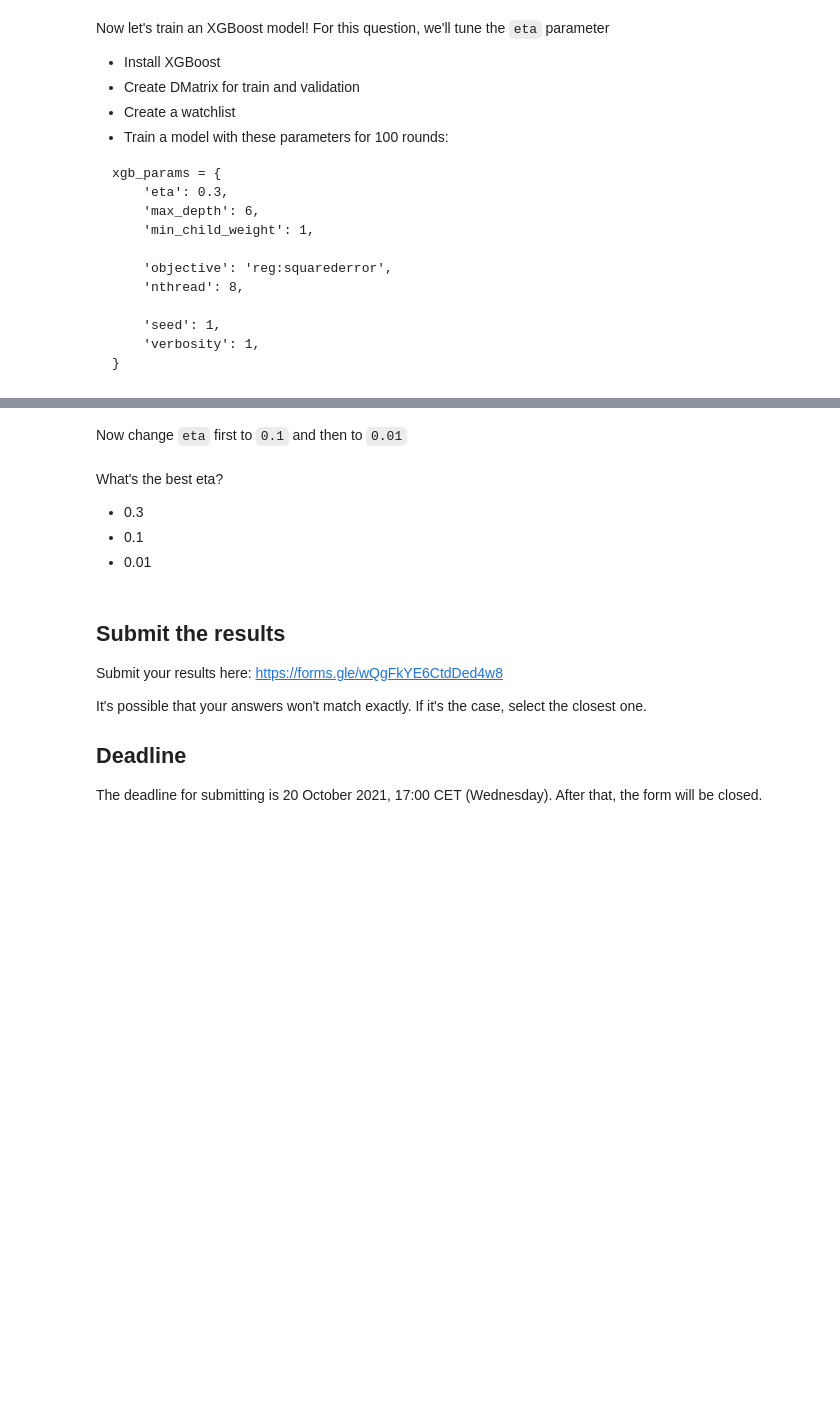
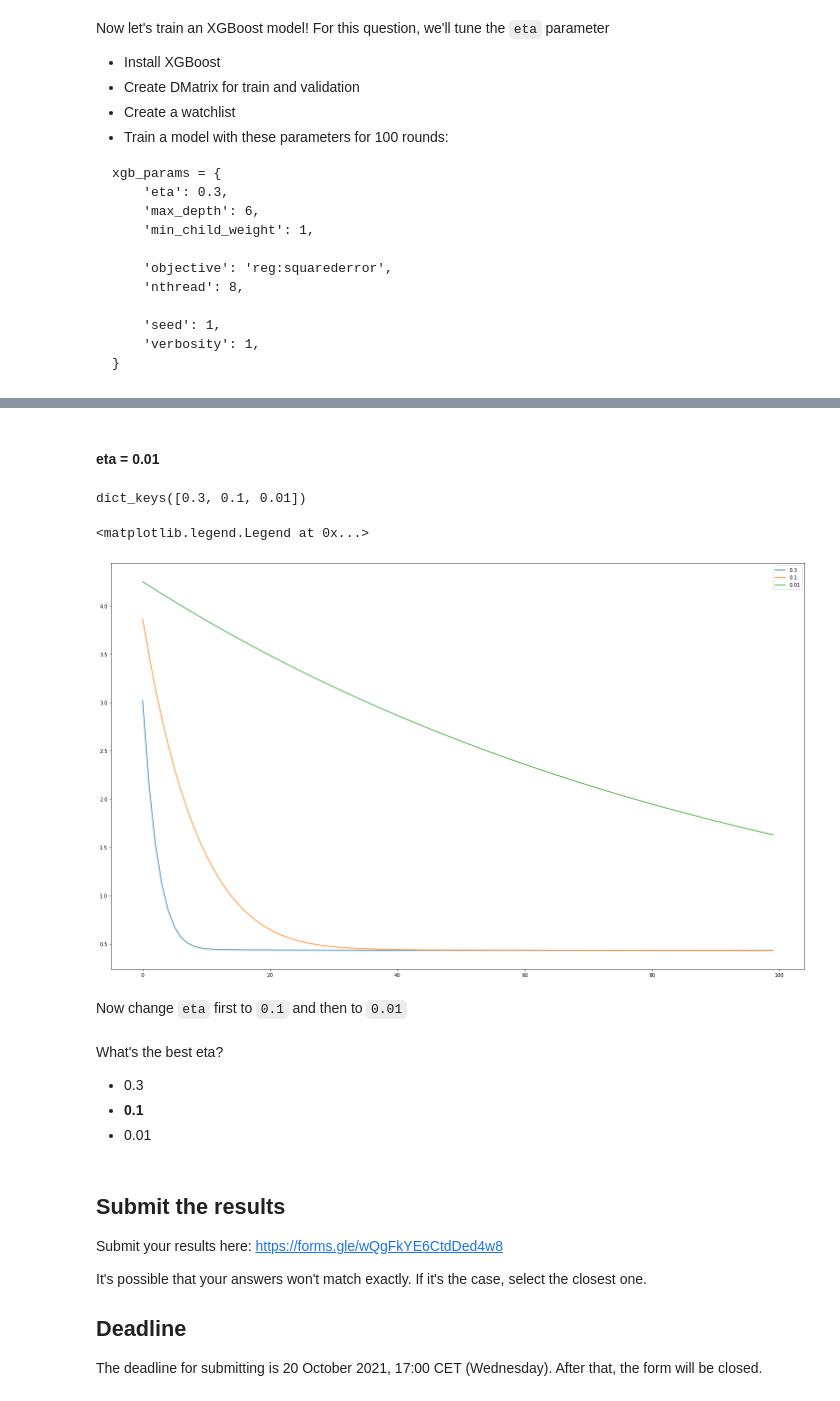
Before and after one commit to LeoRuslan/my_mlbookcamp, a Jupyter notebook: homework_6/homework_6.ipynb, the cells around one changed output, grey strips where cells are left out. Cells and saved outputs as stored; diff of their text form; code cells hidden in the pictures; blank space fills up the shorter version.

```diff
--- a/homework_6/homework_6.ipynb
+++ b/homework_6/homework_6.ipynb
@@ -319,10 +371,60 @@ xgb_params = {
+# %%
+%%capture output_01
+
+xgb_params_01 = {
+    'eta': 0.1,
+    'max_depth': 6,
+    'min_child_weight': 1,
+
+    'objective': 'reg:squarederror',
+    'nthread': 8,
+
+    'seed': 1,
+    'verbosity': 1,
+}
+
+model = xgb.train(xgb_params_01, dtrain, num_boost_round=100, verbose_eval=1, evals=watchlist)
+# %%
+scores[xgb_params_01['eta']] = parse_xgb_output(output_01)
+# %% [markdown]
+#### eta = 0.01
+# %%
+%%capture output_001
+
+xgb_params_001 = {
+    'eta': 0.01,
+    'max_depth': 6,
+    'min_child_weight': 1,
+
+    'objective': 'reg:squarederror',
+    'nthread': 8,
+
+    'seed': 1,
+    'verbosity': 1,
+}
+
+model = xgb.train(xgb_params_001, dtrain, num_boost_round=100, verbose_eval=1, evals=watchlist)
+# %%
+scores[xgb_params_001['eta']] = parse_xgb_output(output_001)
+# %%
+scores.keys()
+# %% [output]
+dict_keys([0.3, 0.1, 0.01])
+# %%
+for eta, df_score in scores.items():
+    plt.plot(df_score.num_iter, df_score.val_rmse, label=eta)
+
+plt.legend()
+# %% [output]
+<matplotlib.legend.Legend at 0x...>
+[figure, added]
 # %% [markdown]
 Now change `eta` first to `0.1` and then to `0.01`
 # %% [markdown]
 What's the best eta?
 
 * 0.3
-* 0.1
+* **0.1**
 * 0.01
 # %% [markdown]
 ## Submit the results
```
Also changed, not shown: parts of 11 cells of this notebook.
